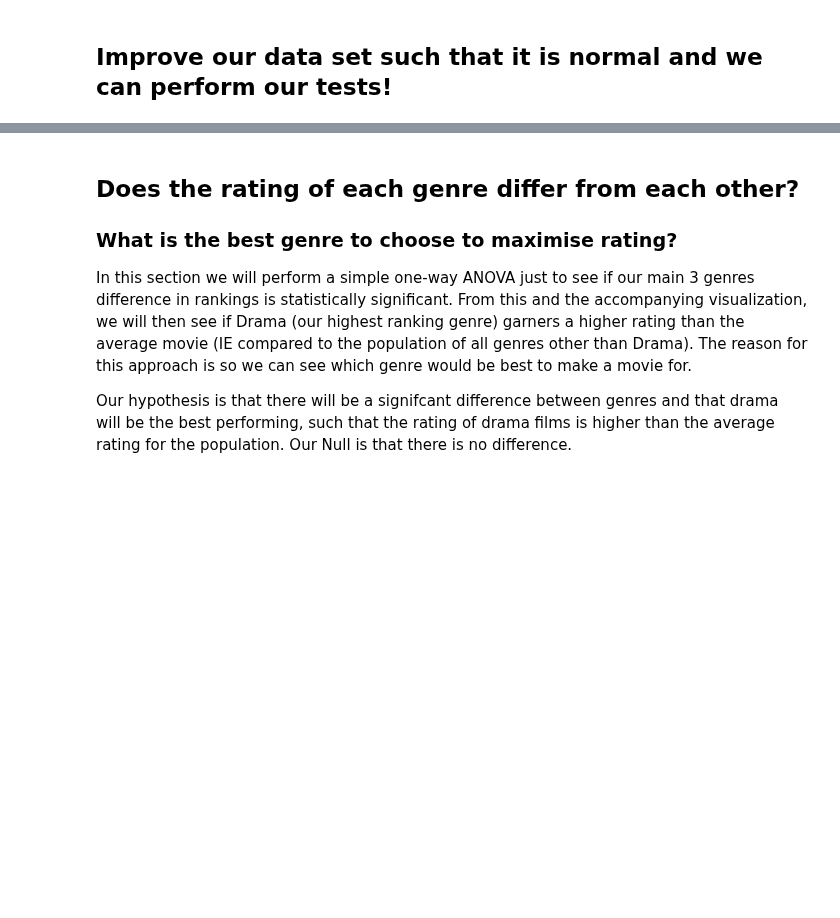
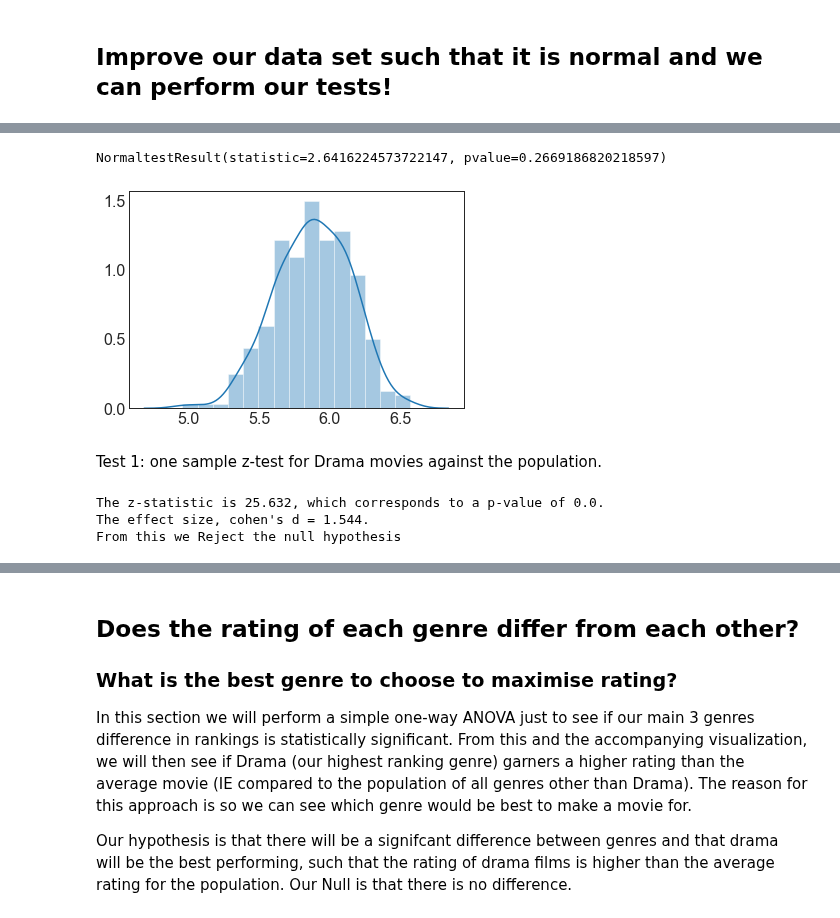
Before and after one commit to Greg-S-12/movies_project3, a Jupyter notebook: Greg_notebook_essential.ipynb, the cells around one changed output, grey strips where cells are left out. Cells and saved outputs as stored; diff of their text form; code cells hidden in the pictures; blank space fills up the shorter version.

Commit message:
Refactoring code, finished hypothesis tests

```diff
--- a/Greg_notebook_essential.ipynb
+++ b/Greg_notebook_essential.ipynb
@@ -196,0 +247,7 @@ NormaltestResult(statistic=0.16480160810729755, pvalue=0.9209027831492602)
+# %%
+no_drama_normal=ht.create_sample_distribution(df_no_drama.Rating,300,n=15)
+sns.distplot(no_drama_normal)
+print(st.normaltest(no_drama_normal))
+# %% [output]
+NormaltestResult(statistic=2.6416224573722147, pvalue=0.2669186820218597)
+[figure, added]
@@ -196,0 +268,10 @@ NormaltestResult(statistic=0.16480160810729755, pvalue=0.9209027831492602)
+# %% [markdown]
+Test 1: one sample z-test for Drama movies against the population.
+# %%
+alpha =  0.05                                   # The alpha value - likelihood to avoid a Type 1 error
+
+ht.z_test(drama_normal, no_drama_normal, alpha)               # Using the z-test from our library
+# %% [output]
+The z-statistic is 25.632, which corresponds to a p-value of 0.0.
+The effect size, cohen's d = 1.544.
+From this we Reject the null hypothesis
```
Also changed, not shown: parts of 38 cells of this notebook, 7 other files.
